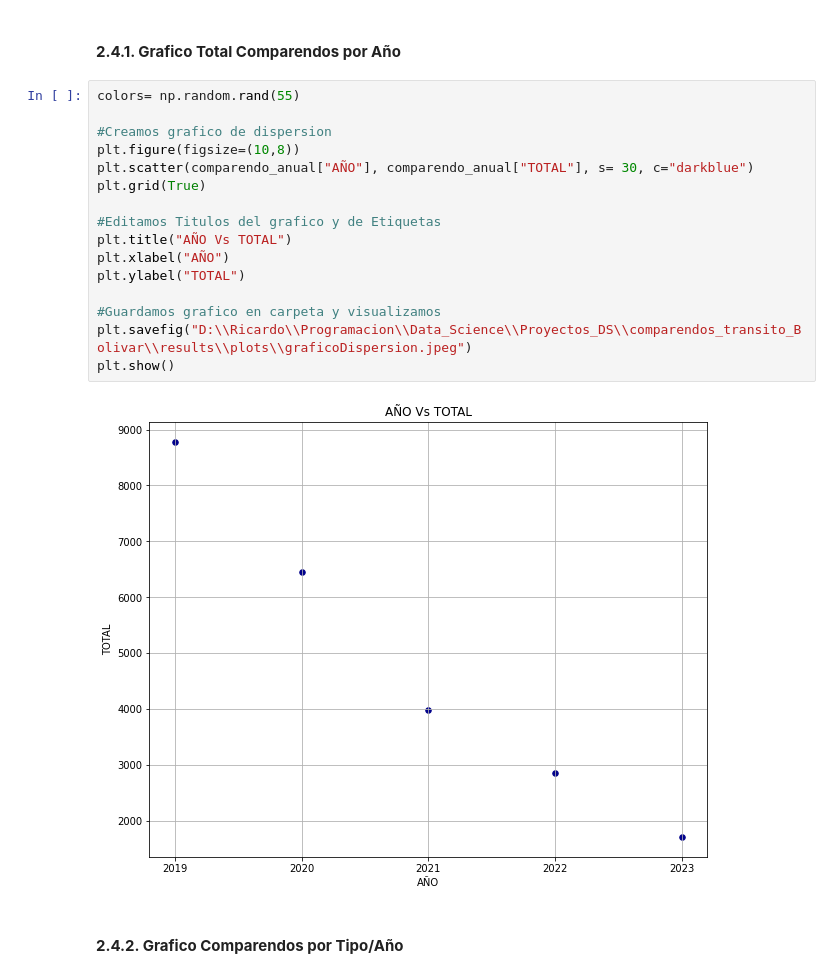
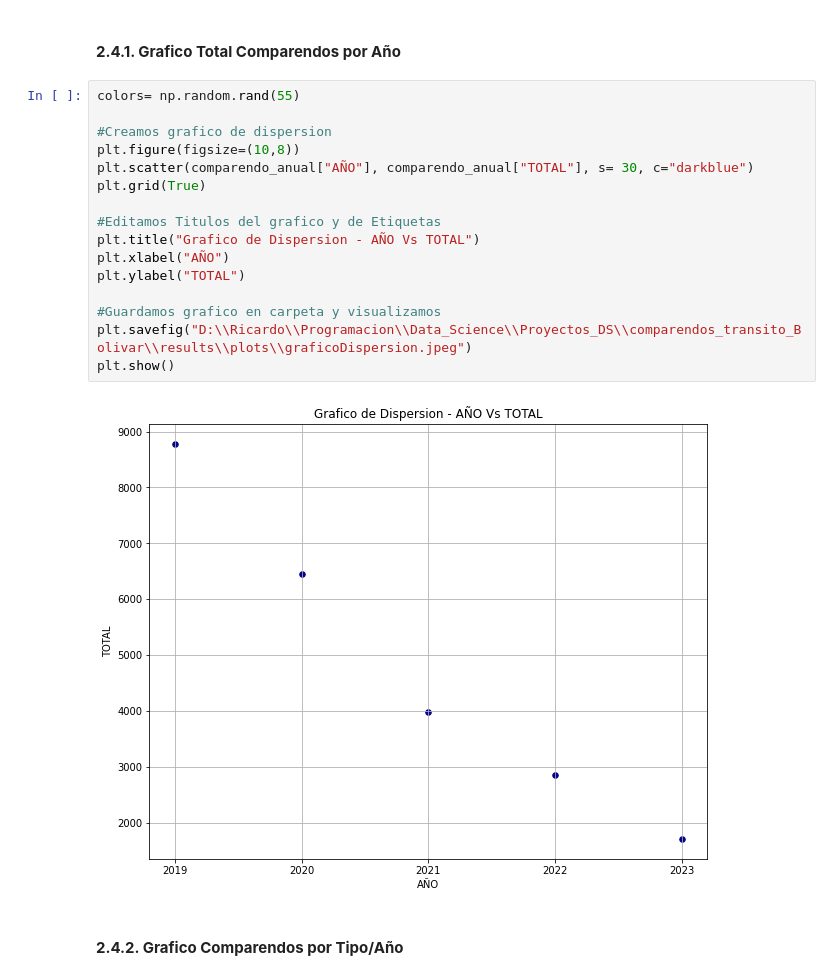
Before and after one commit to rjpaternina/comparendos_transito_Bolivar, a Jupyter notebook: notebooks/comparendos_transito_bolivar_anual.ipynb, the cells around one changed output. Saved outputs shown, nothing was run; the diff lists cells and outputs as text.

```diff
--- a/notebooks/comparendos_transito_bolivar_anual.ipynb
+++ b/notebooks/comparendos_transito_bolivar_anual.ipynb
@@ -619,21 +622,21 @@ fig_comparendo_tipo.show()
 # %%
 colors= np.random.rand(55)
 
 #Creamos grafico de dispersion
 plt.figure(figsize=(10,8))
 plt.scatter(comparendo_anual["AÑO"], comparendo_anual["TOTAL"], s= 30, c="darkblue")
 plt.grid(True)
 
 #Editamos Titulos del grafico y de Etiquetas
-plt.title("AÑO Vs TOTAL")
+plt.title("Grafico de Dispersion - AÑO Vs TOTAL")
 plt.xlabel("AÑO")
 plt.ylabel("TOTAL")
 
 #Guardamos grafico en carpeta y visualizamos
 plt.savefig("D:\\Ricardo\\Programacion\\Data_Science\\Proyectos_DS\\comparendos_transito_Bolivar\\results\\plots\\graficoDispersion.jpeg")
 plt.show()
 # %% [output]
-[figure, old version]
+[figure, new version]
 # %% [markdown]
 #### <font color="redblue"> **2.4.2. Grafico Comparendos por Tipo/Año**</font>
 # %%
```
Also changed, not shown: parts of 8 cells of this notebook, 6 other files.
